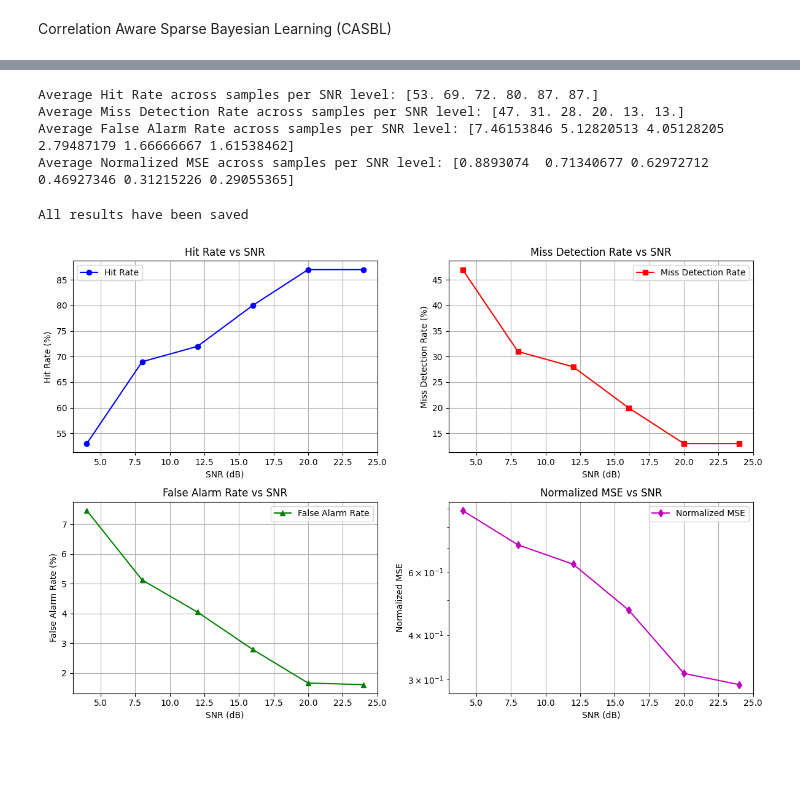
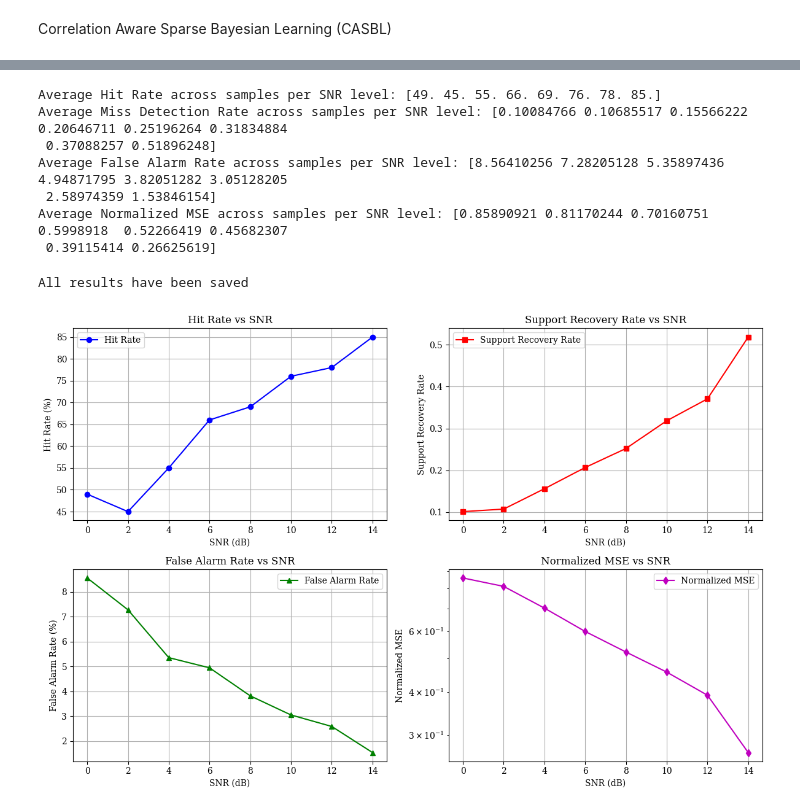
Before and after one commit to dilanka-perera/casbl-for-jadce-in-mtc, a Jupyter notebook: Results_Uncorrelated_CASBL_M2_SNR_DB.ipynb, the cells around one changed output, grey strips where cells are left out. Cells and saved outputs as stored; diff of their text form; code cells hidden in the pictures; blank space fills up the shorter version.

```diff
--- a/Results_Uncorrelated_CASBL_M2_SNR_DB.ipynb
+++ b/Results_Uncorrelated_CASBL_M2_SNR_DB.ipynb
@@ -40,12 +41,12 @@ num_samples=10
 # %% [markdown]
 Correlation Aware Sparse Bayesian Learning (CASBL)
 # %%
-def casbl_algorithm(A, y, N, sig2e, Tau_p, loc, max_iter=1000, stopping_criterion=1e-4, inner_max_iter=20, gradient_threshold=1e-6):
+def casbl_algorithm(A, y, N, sig2e, Tau_p, loc, max_iter=500, stopping_criterion=1e-4, inner_max_iter=100, gradient_threshold=1e-6):
     """Correlation Aware Sparse Bayesian Learning (CASBL) for Multiple Measurement Vectors (MMV)."""
 
-    alpha = 0.5
-    kappa = 5.725
-    D = 20
+    alpha = 1
+    kappa = 0
+    D = 10
 
     M = y.shape[1]  # Number of antennas
 
@@ -113,7 +114,7 @@ def casbl_algorithm(A, y, N, sig2e, Tau_p, loc, max_iter=1000, stopping_criterio
 z_casbl = np.zeros((num_samples, len(snr_db_array), device_count, M), dtype=np.complex128)  # casbl results
 gamma_casbl = np.zeros((num_samples, len(snr_db_array), device_count), dtype=bool)  # casbl gamma values
 hit_rate_casbl = np.zeros((num_samples, len(snr_db_array)))  # Hit rate for casbl
-miss_detection_rate_casbl = np.zeros((num_samples, len(snr_db_array)))  # Miss detection rate for casbl
+support_recovery_rate_casbl = np.zeros((num_samples, len(snr_db_array)))  # Miss detection rate for casbl
 false_alarm_rate_casbl = np.zeros((num_samples, len(snr_db_array)))  # False alarm rate for casbl
 norm_mse_casbl = np.zeros((num_samples, len(snr_db_array)))  # Norm MSE for casbl
 # %%
@@ -145,22 +146,24 @@ for sample_index in tqdm(range(num_samples), desc="Processing Samples", position
         active_devices = np.sum(gamma == 1)  # True active devices
         inactive_devices = np.sum(gamma == 0)  # True inactive devices
 
-        # Calculate the hit rate for CASBL
+        # Calculate the hit rate for casbl
         hit_rate_casbl[sample_index, snr_db_index] = (
             100 * np.sum((gamma_result_bool == 1) & (gamma == 1)) / active_devices if active_devices > 0 else 0
         )
 
-        # Calculate the miss detection rate for CASBL
-        miss_detection_rate_casbl[sample_index, snr_db_index] = (
-            100 * np.sum((gamma_result_bool == 0) & (gamma == 1)) / active_devices if active_devices > 0 else 0
+        # Calculate the support recovery rate for casbl
+        support_recovery_rate_casbl[sample_index, snr_db_index] = (
+            np.sum((gamma_result_bool ==1) & (gamma == 1))
+            /
+            (np.sum((gamma_result_bool == 1) & (gamma == 0)) + np.sum((gamma_result_bool == 0) & (gamma == 1)) + sparsity)
         )
 
-        # Calculate the false alarm rate for CASBL
+        # Calculate the false alarm rate for casbl
         false_alarm_rate_casbl[sample_index, snr_db_index] = (
             100 * np.sum((gamma_result_bool == 1) & (gamma == 0)) / inactive_devices if inactive_devices > 0 else 0
         )
 
-        # Calculate the normalized MSE for CASBL
+        # Calculate the normalized MSE for casbl
         norm_mse_casbl[sample_index, snr_db_index] = (
-            np.linalg.norm(z - z_result)**2 / max(1e-10, np.linalg.norm(z)**2)
+            np.linalg.norm(z[gamma == 1] - z_result[gamma == 1])**2 / np.linalg.norm(z[gamma == 1])**2
         )
@@ -182,20 +170,23 @@ Converged after 698 outer iterations
 # %%
 # Compute the average across all samples for each SNR level
 avg_hit_rate_casbl = np.mean(hit_rate_casbl, axis=0)  # Shape: (len(snr_db_array),)
-avg_miss_detection_rate_casbl = np.mean(miss_detection_rate_casbl, axis=0)  # Shape: (len(snr_db_array),)
+avg_support_recovery_rate_casbl = np.mean(support_recovery_rate_casbl, axis=0)  # Shape: (len(snr_db_array),)
 avg_false_alarm_rate_casbl = np.mean(false_alarm_rate_casbl, axis=0)  # Shape: (len(snr_db_array),)
 avg_norm_mse_casbl = np.mean(norm_mse_casbl, axis=0)  # Shape: (len(snr_db_array),)
 
 # Print or log the results
 print("Average Hit Rate across samples per SNR level:", avg_hit_rate_casbl)
-print("Average Miss Detection Rate across samples per SNR level:", avg_miss_detection_rate_casbl)
+print("Average Miss Detection Rate across samples per SNR level:", avg_support_recovery_rate_casbl)
 print("Average False Alarm Rate across samples per SNR level:", avg_false_alarm_rate_casbl)
 print("Average Normalized MSE across samples per SNR level:", avg_norm_mse_casbl)
 # %% [output]
-Average Hit Rate across samples per SNR level: [53. 69. 72. 80. 87. 87.]
-Average Miss Detection Rate across samples per SNR level: [47. 31. 28. 20. 13. 13.]
-Average False Alarm Rate across samples per SNR level: [7.46153846 5.12820513 4.05128205 2.79487179 1.66666667 1.61538462]
-Average Normalized MSE across samples per SNR level: [0.8893074  0.71340677 0.62972712 0.46927346 0.31215226 0.29055365]
+Average Hit Rate across samples per SNR level: [49. 45. 55. 66. 69. 76. 78. 85.]
+Average Miss Detection Rate across samples per SNR level: [0.10084766 0.10685517 0.15566222 0.20646711 0.25196264 0.31834884
+ 0.37088257 0.51896248]
+Average False Alarm Rate across samples per SNR level: [8.56410256 7.28205128 5.35897436 4.94871795 3.82051282 3.05128205
+ 2.58974359 1.53846154]
+Average Normalized MSE across samples per SNR level: [0.85890921 0.81170244 0.70160751 0.5998918  0.52266419 0.45682307
+ 0.39115414 0.26625619]
 # %%
 np.savez_compressed('/content/drive/My Drive/Github/mtc-device-activation/e1_results_uncorrelated_casbl_m2_snr_db.npz',
                     z_casbl=z_casbl,
@@ -232,39 +223,39 @@ plt.title("Hit Rate vs SNR")
 plt.grid(True)
 plt.legend()
 
-# Plot Miss Detection Rate
+# Plot Support Recovery Rate
 plt.subplot(2, 2, 2)
-plt.plot(snr_values, avg_miss_detection_rate_casbl, marker='s', linestyle='-', color='r', label='Miss Detection Rate')
+plt.plot(snr_values, avg_support_recovery_rate_casbl, marker='s', linestyle='-', color='r', label='Support Recovery Rate')
 plt.xlabel("SNR (dB)")
-plt.ylabel("Miss Detection Rate (%)")
-plt.title("Miss Detection Rate vs SNR")
+plt.ylabel("Support Recovery Rate")
+plt.title("Support Recovery Rate vs SNR")
 plt.grid(True)
 plt.legend()
 
 # Plot False Alarm Rate
 plt.subplot(2, 2, 3)
 plt.plot(snr_values, avg_false_alarm_rate_casbl, marker='^', linestyle='-', color='g', label='False Alarm Rate')
 plt.xlabel("SNR (dB)")
 plt.ylabel("False Alarm Rate (%)")
 plt.title("False Alarm Rate vs SNR")
 plt.grid(True)
 plt.legend()
 
 # Plot Normalized MSE
 plt.subplot(2, 2, 4)
 plt.plot(snr_values, avg_norm_mse_casbl, marker='d', linestyle='-', color='m', label='Normalized MSE')
 plt.xlabel("SNR (dB)")
 plt.ylabel("Normalized MSE")
 plt.title("Normalized MSE vs SNR")
 plt.yscale('log')  # Log scale for better visualization
 plt.grid(True)
 plt.legend()
 
 # Adjust layout and show the plots
 plt.tight_layout()
 plt.show()
 # %% [output]
-[figure, old version]
+[figure, new version]
 # %%
 import matplotlib.pyplot as plt
 import numpy as np
```
Also changed, not shown: parts of 6 cells of this notebook, 50 other files.
